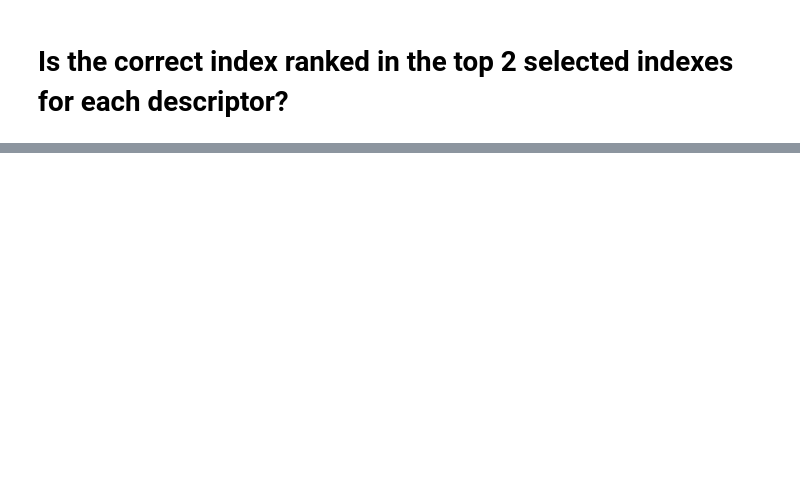
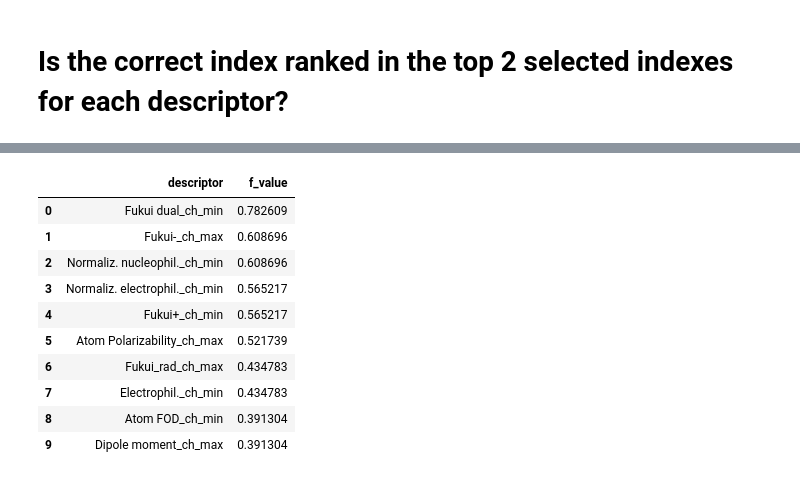
Before and after one commit to callumrjohn/automated_halogenation_of_pharmaceuticals, a Jupyter notebook: xtb_regiochemical_prediction/xtb_descriptor_regiochem.ipynb, the cells around one changed output, grey strips where cells are left out. Drawn from its saved outputs; the diff is of its cells as text; code cells hidden in the pictures; blank space fills up the shorter version.

```diff
--- a/xtb_regiochemical_prediction/xtb_descriptor_regiochem.ipynb
+++ b/xtb_regiochemical_prediction/xtb_descriptor_regiochem.ipynb
@@ -402,0 +406,79 @@ Given the high f_value already achieved by using the Fukui index to predict the
+# %%
+# List of halogenated substrates with their halogenated carbon index for the protonated form. Nan denotes no halogenated carbon experimentally observed in HTE
+halogenated_carbons_protonated = [{'code_name': 'Bifonazole+', 'halogenated_index': 9},
+                       {'code_name': 'Boscalid+', 'halogenated_index': 13},
+                       {'code_name': 'Caffeine+', 'halogenated_index': 10},
+                       {'code_name': 'Camptothecin+', 'halogenated_index': 12},
+                       {'code_name': 'Cimetadine+', 'halogenated_index': np.nan},
+                       {'code_name': 'Ciprofloxacin+', 'halogenated_index': 7},
+                       {'code_name': 'Cladribine+', 'halogenated_index': np.nan},
+                       {'code_name': 'Clotrimazole+', 'halogenated_index': np.nan},
+                       {'code_name': 'Colchicine+', 'halogenated_index': 25},
+                       {'code_name': 'Etodolac+', 'halogenated_index': np.nan},
+                       {'code_name': 'Griseofulvin', 'halogenated_index': 6},
+                       {'code_name': 'Hydroquinine+', 'halogenated_index': 18},
+                       {'code_name': 'Hydroxychloroquine+', 'halogenated_index': 4},
+                       {'code_name': 'Ibuprofen', 'halogenated_index': 4},
+                       {'code_name': 'Indomethacin+', 'halogenated_index': 16},
+                       {'code_name': 'Ketanserin+', 'halogenated_index': 22},
+                       {'code_name': 'Lamivudine+', 'halogenated_index': np.nan},
+                       {'code_name': 'Lidocaine+', 'halogenated_index': 2},
+                       {'code_name': 'Mizolastine+', 'halogenated_index': 5},
+                       {'code_name': 'Nevirapine+', 'halogenated_index': 11},
+                       {'code_name': 'Omeprazole+', 'halogenated_index': np.nan},
+                       {'code_name': 'Palbociclib+', 'halogenated_index': 12},
+                       {'code_name': 'Paracetamol+', 'halogenated_index': 6},
+                       {'code_name': 'Quinine+', 'halogenated_index': 18},
+                       {'code_name': 'Ribavirin+', 'halogenated_index': np.nan},
+                       {'code_name': 'Risperidone+', 'halogenated_index': 17},
+                       {'code_name': 'Ritonavir+', 'halogenated_index': 24},
+                       {'code_name': 'Salicin', 'halogenated_index': 13},
+                       {'code_name': 'Tetracycline+', 'halogenated_index': np.nan},
+                       {'code_name': 'Vardenafil+', 'halogenated_index': 13},
+                       {'code_name': 'Yohimbine+', 'halogenated_index': 6},
+                       ]
+
+ch_index_protonated_df = pd.DataFrame(halogenated_carbons_protonated)
+
+
+list_columns_protonated = descriptors_list_protonated.columns[2:]
+for column in list_columns_protonated:
+    column_name_max = f'{column}_ch_max'
+    column_name_min = f'{column}_ch_min'
+
+    output_max = get_max_ch_index(descriptors_list_protonated, smiles_df_protonated, column, n_top=2)
+    output_min = get_min_ch_index(descriptors_list_protonated, smiles_df_protonated, column, n_top=2)
+
+    values_max = [x[:] for x in output_max]
+    values_min = [x[:] for x in output_min]
+
+    ch_index_protonated_df[column_name_max] = values_max
+    ch_index_protonated_df[column_name_min] = values_min
+
+# Drop columns where all values are empty lists
+cols_to_drop = [col for col in ch_index_protonated_df.columns if ch_index_protonated_df[col].apply(lambda x: isinstance(x, list) and len(x) == 0).all()]
+ch_index_protonated_df = ch_index_protonated_df.drop(columns=cols_to_drop)
+print(f'Dropped {len(cols_to_drop)} columns: {cols_to_drop}')
+ch_index_protonated_df.head()
+
+halogenated_substrates_protonated_df = ch_index_protonated_df[ch_index_protonated_df['halogenated_index'].notna()]
+
+f_values = []
+
+for column in halogenated_substrates_protonated_df.columns[2:]:
+    truth_list = [x == y[0] for x, y in zip(halogenated_substrates_protonated_df['halogenated_index'], halogenated_substrates_protonated_df[column]) if isinstance(y, list) and len(y) > 0]
+    f_value = sum(truth_list) / len(truth_list) if truth_list else 0
+    f_values.append(f_value)
+
+f_values_df = pd.DataFrame({
+    'descriptor': halogenated_substrates_protonated_df.columns[2:],
+    'f_value': f_values
+})
+f_values_df = f_values_df.sort_values('f_value', ascending=False).reset_index(drop=True)
+
+# Save the results to a CSV file
+output_path = project_root / 'xtb_regiochemical_prediction/f_values_top1_protonated.csv'
+f_values_df.to_csv(output_path, index=False)
+
+f_values_df.head(10)
+# %% [output]
@@ -402,0 +486,11 @@ Given the high f_value already achieved by using the Fukui index to predict the
+|  | descriptor | f_value |
+| 0 | Fukui dual_ch_min | 0.782609 |
+| 1 | Fukui-_ch_max | 0.608696 |
+| 2 | Normaliz. nucleophil._ch_min | 0.608696 |
+| 3 | Normaliz. electrophil._ch_min | 0.565217 |
+| 4 | Fukui+_ch_min | 0.565217 |
+| 5 | Atom Polarizability_ch_max | 0.521739 |
+| 6 | Fukui_rad_ch_max | 0.434783 |
+| 7 | Electrophil._ch_min | 0.434783 |
+| 8 | Atom FOD_ch_min | 0.391304 |
+| 9 | Dipole moment_ch_max | 0.391304 |
```
Also changed, not shown: parts of 25 cells of this notebook, 18 other files.
